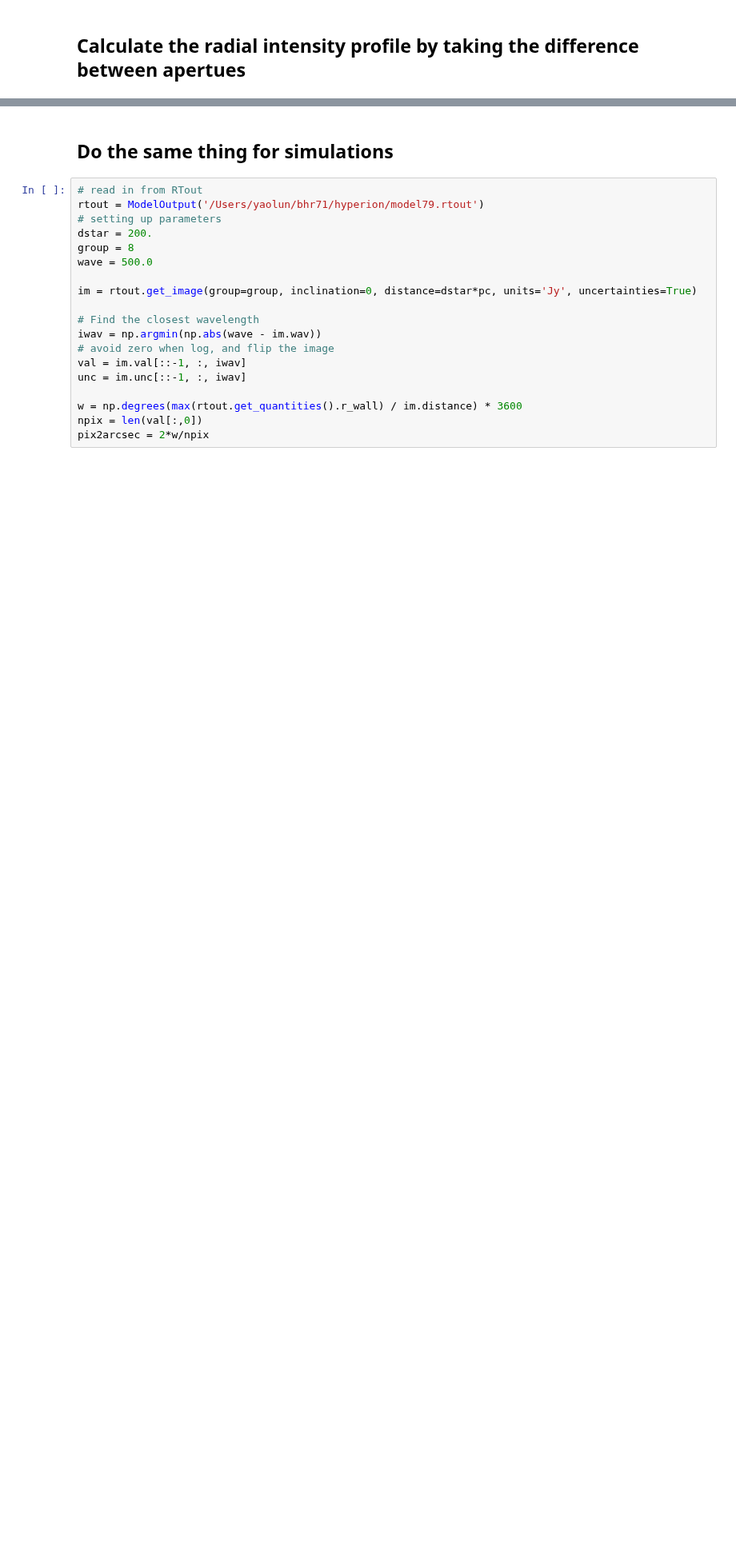
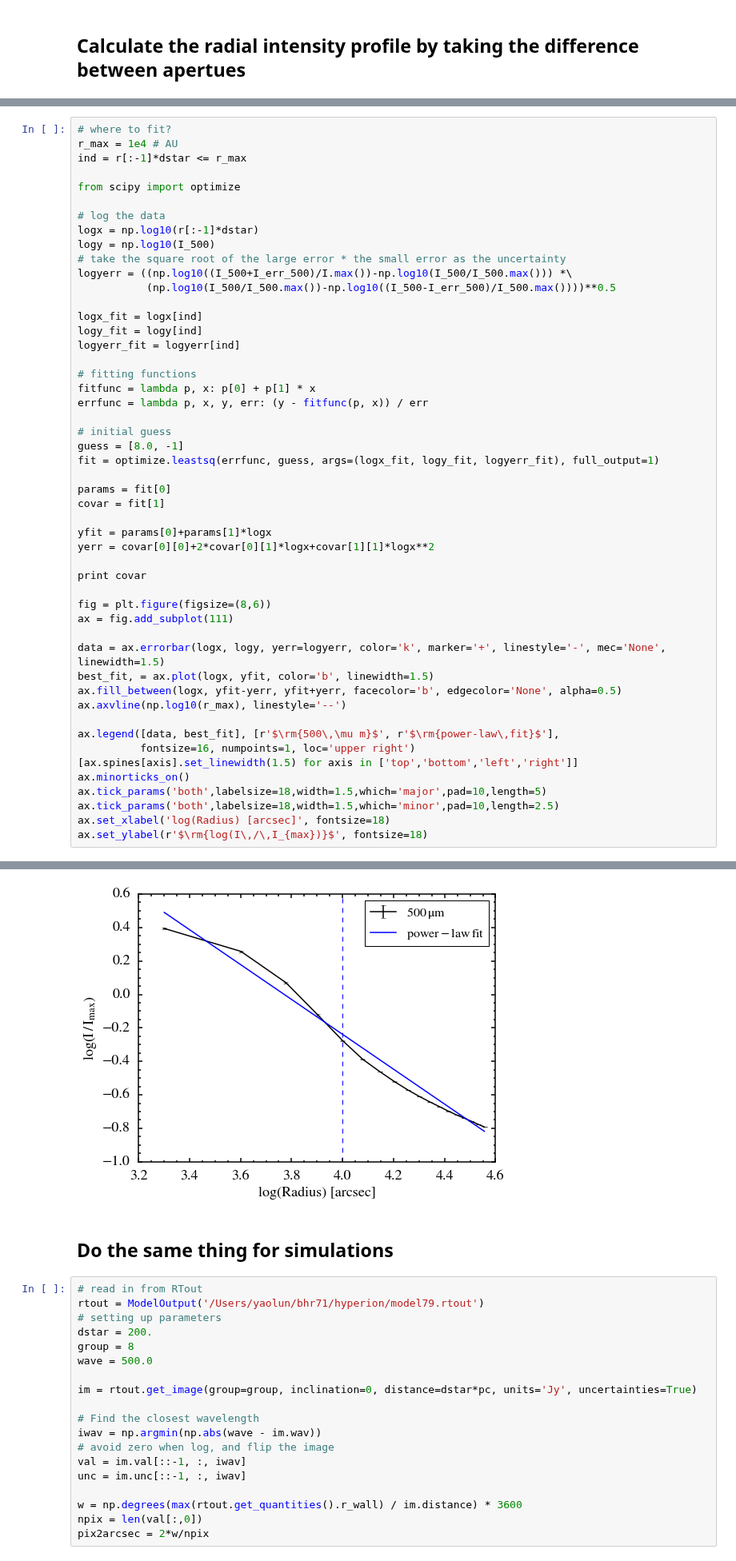
Before and after one commit to yaolun/misc, a Jupyter notebook: azimuthal_avg_image.ipynb, the cells around one changed output, grey strips where cells are left out. Shown at 80% size. Saved outputs shown, nothing was run; the diff lists cells and outputs as text; blank space fills up the shorter version.

```diff
--- a/azimuthal_avg_image.ipynb
+++ b/azimuthal_avg_image.ipynb
@@ -109,0 +100,51 @@ fig.savefig('/Users/yaolun/test/radial_profile_160_500.pdf', format='pdf', dpi=3
+# %%
+# where to fit?
+r_max = 1e4 # AU
+ind = r[:-1]*dstar <= r_max
+
+from scipy import optimize
+
+# log the data
+logx = np.log10(r[:-1]*dstar)
+logy = np.log10(I_500)
+# take the square root of the large error * the small error as the uncertainty
+logyerr = ((np.log10((I_500+I_err_500)/I.max())-np.log10(I_500/I_500.max())) *\
+           (np.log10(I_500/I_500.max())-np.log10((I_500-I_err_500)/I_500.max())))**0.5
+
+logx_fit = logx[ind]
+logy_fit = logy[ind]
+logyerr_fit = logyerr[ind]
+
+# fitting functions
+fitfunc = lambda p, x: p[0] + p[1] * x
+errfunc = lambda p, x, y, err: (y - fitfunc(p, x)) / err
+
+# initial guess
+guess = [8.0, -1]
+fit = optimize.leastsq(errfunc, guess, args=(logx_fit, logy_fit, logyerr_fit), full_output=1)
+
+params = fit[0]
+covar = fit[1]
+
+yfit = params[0]+params[1]*logx
+yerr = covar[0][0]+2*covar[0][1]*logx+covar[1][1]*logx**2
+
+print covar
+
+fig = plt.figure(figsize=(8,6))
+ax = fig.add_subplot(111)
+
+data = ax.errorbar(logx, logy, yerr=logyerr, color='k', marker='+', linestyle='-', mec='None', linewidth=1.5)
+best_fit, = ax.plot(logx, yfit, color='b', linewidth=1.5)
+ax.fill_between(logx, yfit-yerr, yfit+yerr, facecolor='b', edgecolor='None', alpha=0.5)
+ax.axvline(np.log10(r_max), linestyle='--')
+
+ax.legend([data, best_fit], [r'$\rm{500\,\mu m}$', r'$\rm{power-law\,fit}$'],
+          fontsize=16, numpoints=1, loc='upper right')
+[ax.spines[axis].set_linewidth(1.5) for axis in ['top','bottom','left','right']]
+ax.minorticks_on()
+ax.tick_params('both',labelsize=18,width=1.5,which='major',pad=10,length=5)
+ax.tick_params('both',labelsize=18,width=1.5,which='minor',pad=10,length=2.5)
+ax.set_xlabel('log(Radius) [arcsec]', fontsize=18)
+ax.set_ylabel(r'$\rm{log(I\,/\,I_{max})}$', fontsize=18)
+# %% [output]
@@ -110,3 +154,4 @@ fig.savefig('/Users/yaolun/test/radial_profile_160_500.pdf', format='pdf', dpi=3
+[figure, added]
 # %% [markdown]
 ## Do the same thing for simulations
 # %%
```
Also changed, not shown: parts of 8 cells of this notebook, 3 other files.
